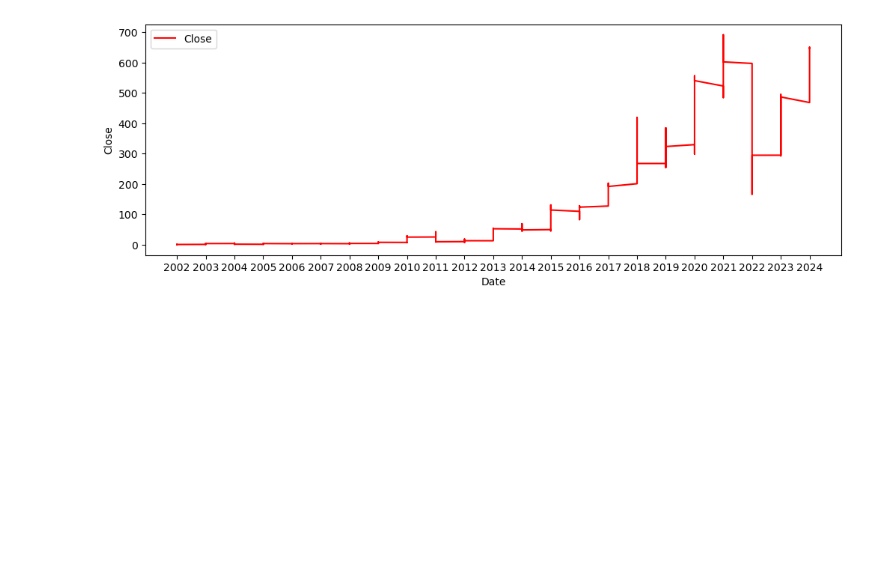
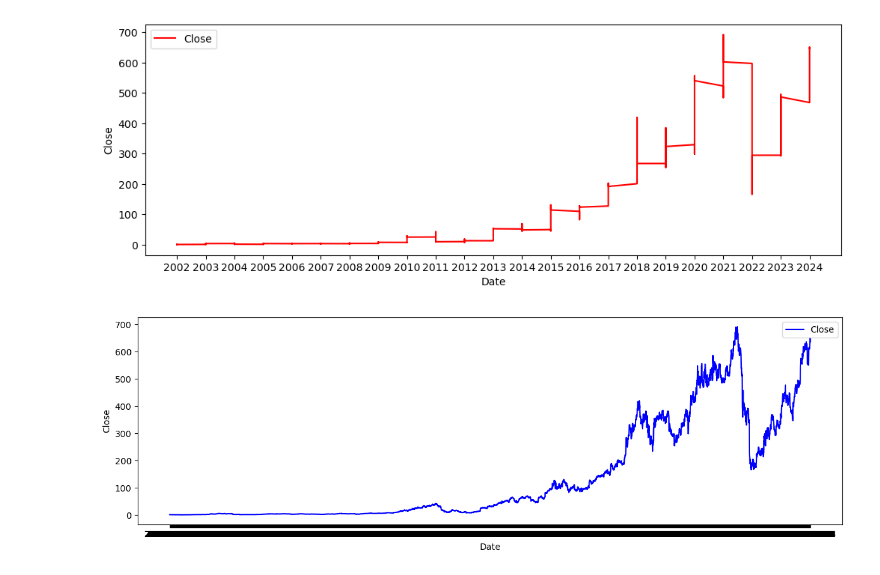
Before and after one commit to Mehedee-Hassan/kaggle-forecasting, a Jupyter notebook: Netflix Stock Prediction/notebooks/EDA.ipynb, the cells around one changed output. Cells and saved outputs as stored; diff of their text form; code cells hidden in the pictures; blank space fills up the shorter version.

Commit message:
open,high,low,close

```diff
--- a/Netflix Stock Prediction/notebooks/EDA.ipynb
+++ b/Netflix Stock Prediction/notebooks/EDA.ipynb
@@ -86,3 +92,15 @@ plt.legend() # Add a legend for each subplot
 plt.show() # Show the plot
 # %% [output]
 [figure]
+# %%
+# Assuming df and col are defined elsewhere
+colors = ['blue']
+plt.figure(figsize=(12, 4))  # Adjust the size as needed
+plt.plot(df['Date'], df['Close'], color=colors[0], label="Close")
+plt.xlabel('Date')
+plt.ylabel("Close")
+plt.legend()
+plt.tight_layout()
+plt.show()
+# %% [output]
+[figure, added]
```
Also changed, not shown: parts of 4 cells of this notebook.
